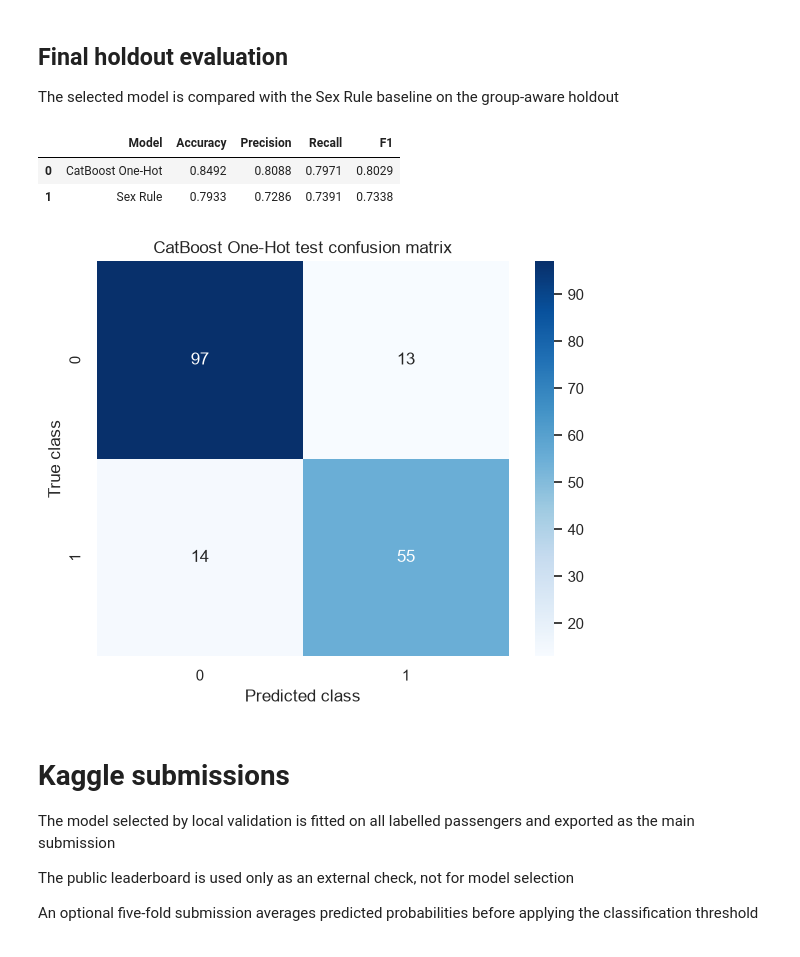
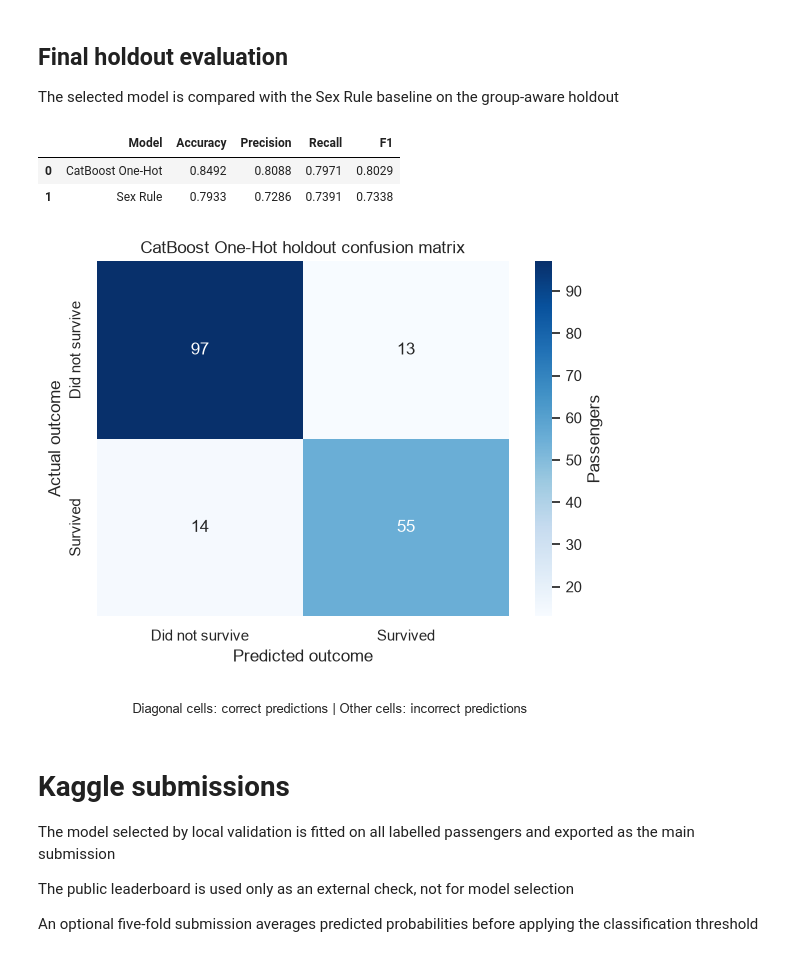
Before and after one commit to Alp1neCurd/titanic_survival_prediction, a Jupyter notebook: titanic_experiments.ipynb, the cells around one changed output. Saved outputs shown, nothing was run; the diff lists cells and outputs as text; code cells hidden in the pictures.

```diff
--- a/titanic_experiments.ipynb
+++ b/titanic_experiments.ipynb
@@ -1249,40 +1282,43 @@ The selected model is compared with the Sex Rule baseline on the group-aware hol
 def compute_metrics(model_name, y_true, y_pred):
     """Calculate the main binary classification metrics"""
     return {"Model": model_name,
             "Accuracy": accuracy_score(y_true, y_pred),
             "Precision": precision_score(y_true, y_pred, zero_division=0),
             "Recall": recall_score(y_true, y_pred, zero_division=0),
             "F1": f1_score(y_true, y_pred, zero_division=0)}
 
 
 final_model_name = selected_model_name
 final_model = clone(final_candidates[selected_model_name])
 final_model.fit(train_X, train_Y)
 test_predictions = final_model.predict(test_X)
 
 baseline_model_name = "Sex Rule"
 baseline_model = SexRuleClassifier()
 baseline_model.fit(train_X, train_Y)
 
 baseline_predictions = baseline_model.predict(test_X)
 
 final_test_results = pd.DataFrame([compute_metrics(final_model_name, test_Y, test_predictions),
                                    compute_metrics(baseline_model_name, test_Y, baseline_predictions)])
 
 display(final_test_results.round(4))
-plt.figure(figsize=(6, 5))
-sns.heatmap(confusion_matrix(test_Y, test_predictions), annot=True, fmt="d", cmap="Blues")
+fig, ax = plt.subplots(figsize=(6, 5))
+sns.heatmap(confusion_matrix(test_Y, test_predictions, labels=[0, 1]), annot=True, fmt="d", cmap="Blues", xticklabels=["Did not survive", "Survived"], yticklabels=["Did not survive", "Survived"], cbar_kws={"label": "Passengers"}, ax=ax)
 
-plt.xlabel("Predicted class")
-plt.ylabel("True class")
-plt.title(f"{final_model_name} test confusion matrix")
-plt.tight_layout()
+ax.set_xlabel("Predicted outcome")
+ax.set_ylabel("Actual outcome")
+ax.set_title(f"{final_model_name} holdout confusion matrix")
+
+fig.text(0.5, 0.02, "Diagonal cells: correct predictions | Other cells: incorrect predictions", ha="center", fontsize=9)
+
+plt.tight_layout(rect=[0, 0.08, 1, 1])
 plt.show()
 # %% [output]
 |  | Model | Accuracy | Precision | Recall | F1 |
 | 0 | CatBoost One-Hot | 0.8492 | 0.8088 | 0.7971 | 0.8029 |
 | 1 | Sex Rule | 0.7933 | 0.7286 | 0.7391 | 0.7338 |
-[figure, old version]
+[figure, new version]
 # %% [markdown]
 # Kaggle submissions
 
```
Also changed, not shown: parts of 8 cells of this notebook, 1 other file.
